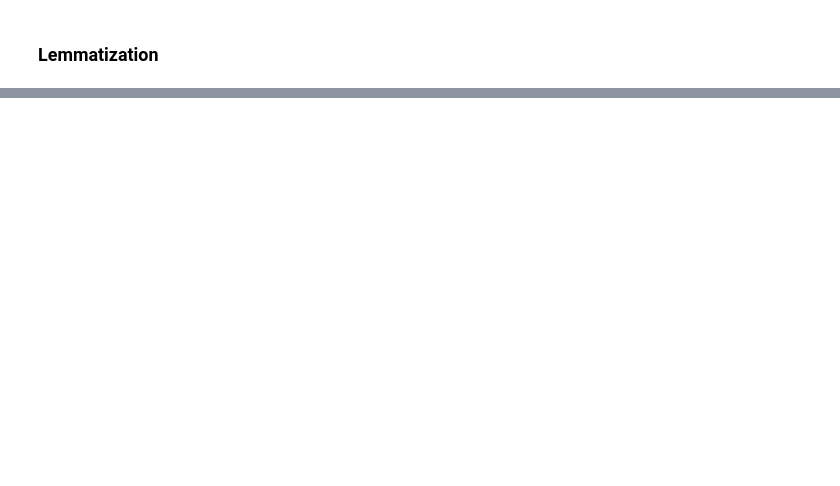
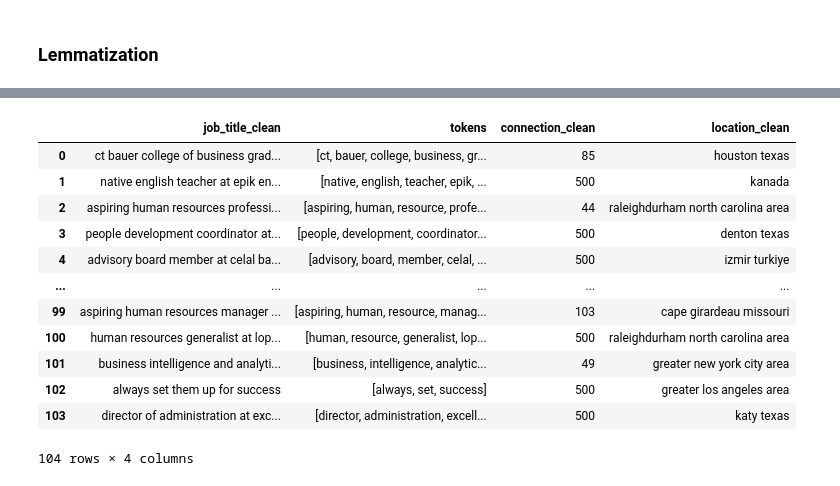
Before and after one commit to megmkr/PotentialTalents, a Jupyter notebook: notebooks/eda.ipynb, the cells around one changed output, grey strips where cells are left out. Drawn from its saved outputs; the diff is of its cells as text; code cells hidden in the pictures; blank space fills up the shorter version.

```diff
--- a/notebooks/eda.ipynb
+++ b/notebooks/eda.ipynb
@@ -193,0 +195,21 @@ Lemmatized Corpus:
+# %%
+#condensed version -- applying to dataframe
+
+"""nltk.download('punkt')
+nltk.download('punkt_tab')
+nltk.download('stopwords')
+nltk.download('wordnet')
+
+
+stop_words = set(stopwords.words('english'))
+lemmatizer = WordNetLemmatizer()
+"""
+
+def preprocess(text):
+    tokens = nltk.word_tokenize(text)
+    tokens = [t for t in tokens if t not in stop_words]
+    tokens = [lemmatizer.lemmatize(t) for t in tokens]
+    return tokens
+
+data_clean['tokens'] = data_clean['job_title_clean'].apply(preprocess)
+data_clean.head()
@@ -193,0 +223,17 @@ Lemmatized Corpus:
+# %%
+data_clean[['job_title_clean', 'tokens', 'connection_clean', 'location_clean']].to_csv('../data/processed/cleaned_data.csv', index=False)
+data_clean[['job_title_clean', 'tokens', 'connection_clean', 'location_clean']]
+# %% [output]
+|  | job_title_clean | tokens | connection_clean | location_clean |
+| 0 | ct bauer college of business grad... | [ct, bauer, college, business, gr... | 85 | houston texas |
+| 1 | native english teacher at epik en... | [native, english, teacher, epik, ... | 500 | kanada |
+| 2 | aspiring human resources professi... | [aspiring, human, resource, profe... | 44 | raleighdurham north carolina area |
+| 3 | people development coordinator at... | [people, development, coordinator... | 500 | denton texas |
+| 4 | advisory board member at celal ba... | [advisory, board, member, celal, ... | 500 | izmir turkiye |
+| ... | ... | ... | ... | ... |
+| 99 | aspiring human resources manager ... | [aspiring, human, resource, manag... | 103 | cape girardeau missouri |
+| 100 | human resources generalist at lop... | [human, resource, generalist, lop... | 500 | raleighdurham north carolina area |
+| 101 | business intelligence and analyti... | [business, intelligence, analytic... | 49 | greater new york city area |
+| 102 | always set them up for success | [always, set, success] | 500 | greater los angeles area |
+| 103 | director of administration at exc... | [director, administration, excell... | 500 | katy texas |
+104 rows × 4 columns
```
Also changed, not shown: parts of 17 cells of this notebook, 2 other files.
